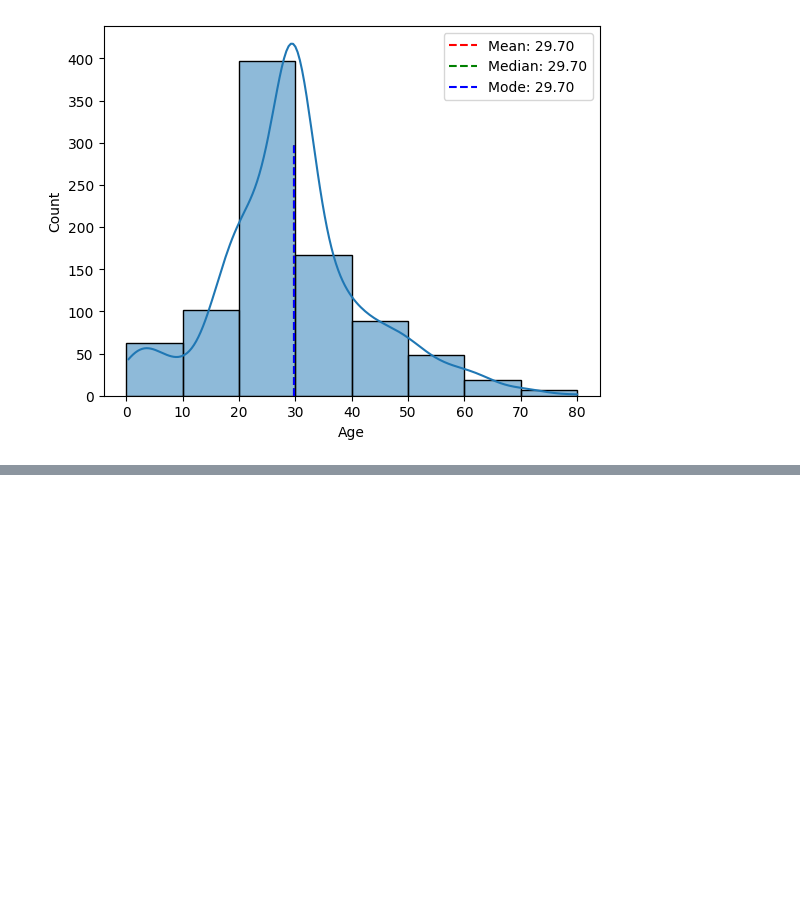
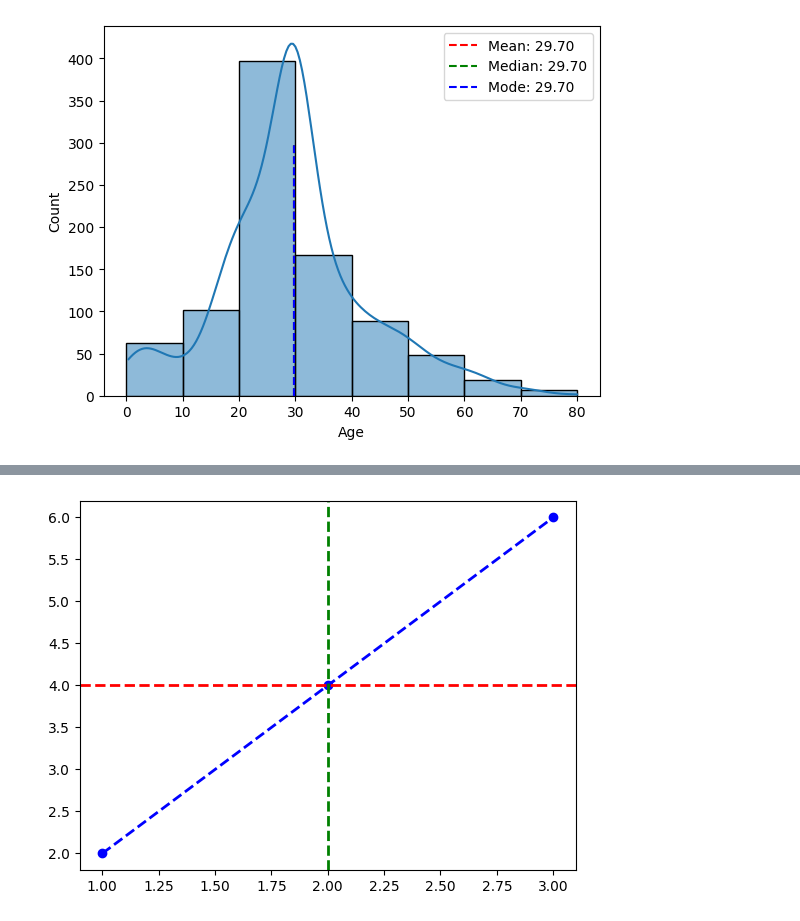
Before and after one commit to faruk950147/Python-A-to-Z, a Jupyter notebook: 07 ML/statictist/main.ipynb, the cells around one changed output, grey strips where cells are left out. Saved outputs shown, nothing was run; the diff lists cells and outputs as text; code cells hidden in the pictures; blank space fills up the shorter version.

```diff
--- a/07 ML/statictist/main.ipynb
+++ b/07 ML/statictist/main.ipynb
@@ -160,0 +255,13 @@ plt.show()
+# %%
+import matplotlib.pyplot as plt
+
+x = [1, 2, 3]
+y = [2, 4, 6]
+
+plt.plot(x, y, marker='o', color='b', linewidth=2, linestyle='--')
+plt.axhline(y=4, color='r', linewidth=2, linestyle='--')
+plt.axvline(x=2, color='g', linewidth=2, linestyle='--')
+
+plt.show()
+# %% [output]
+[figure, added]
```
Also changed, not shown: parts of 9 cells of this notebook.
